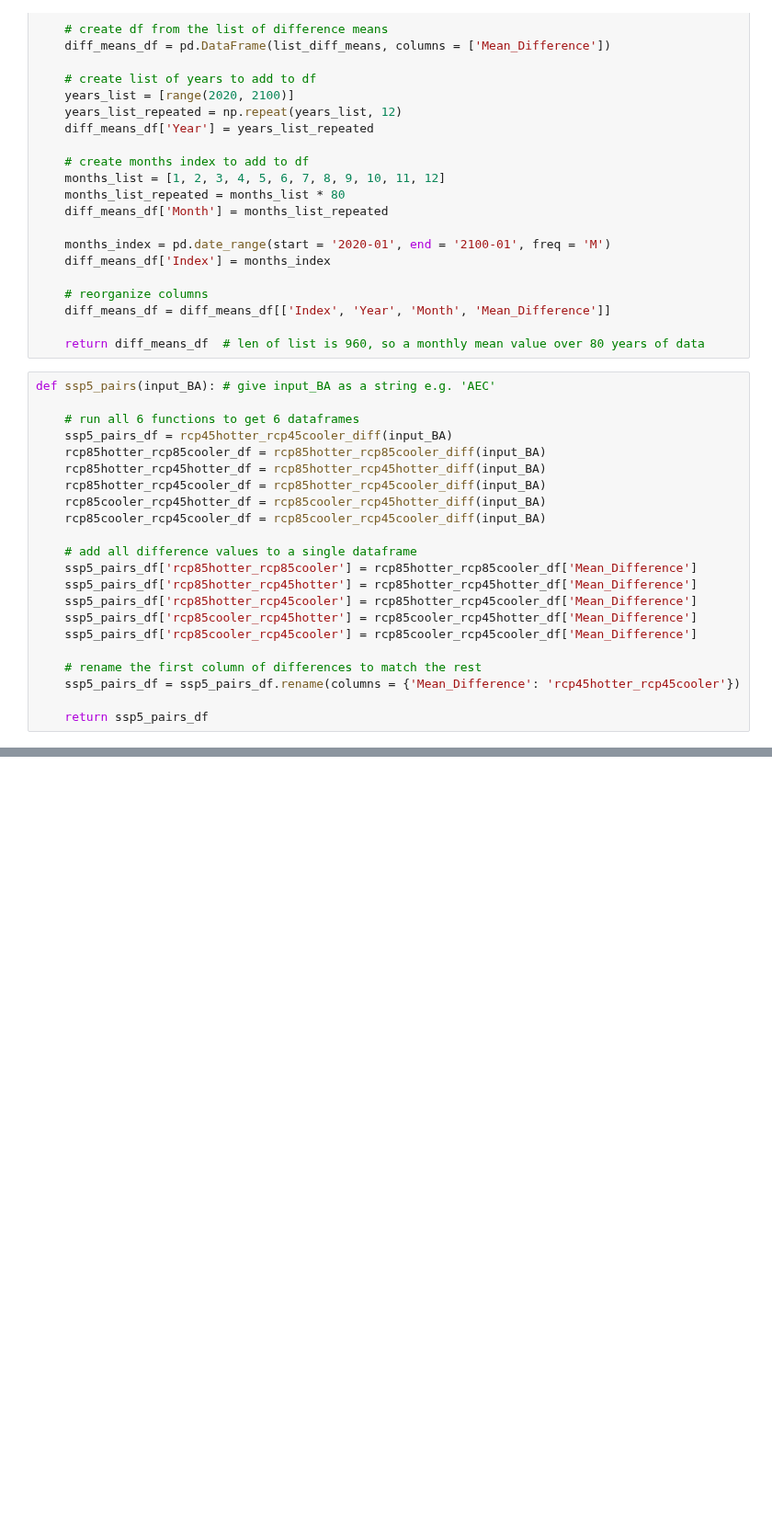
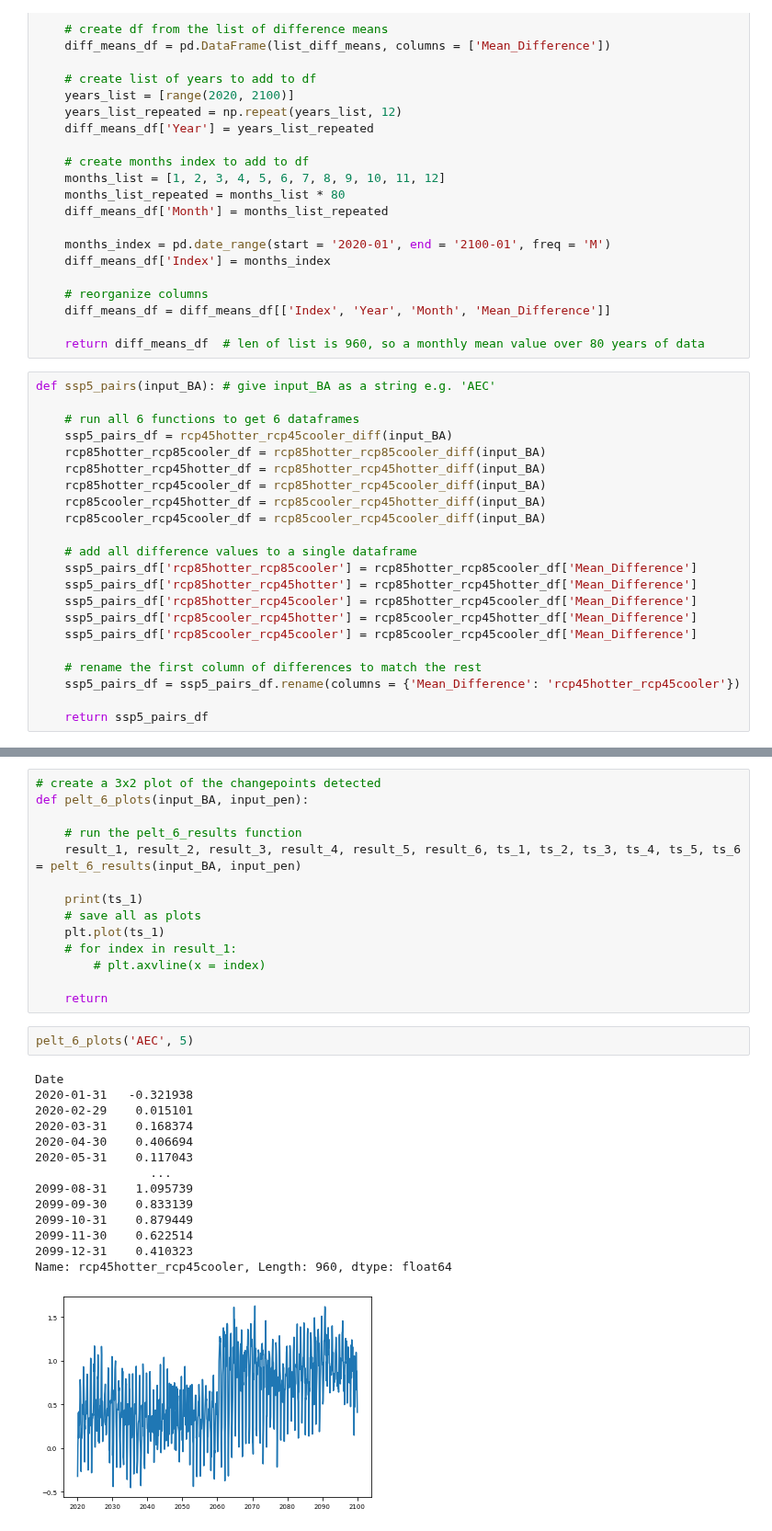
Before and after one commit to IMMM-SFA/misha_code, a Jupyter notebook: sixplotsubplot.ipynb, the cells around one changed output, grey strips where cells are left out. Shown at 92% size. Drawn from its saved outputs; the diff is of its cells as text; blank space fills up the shorter version.

Commit message:
gets changepoint values function

```diff
--- a/sixplotsubplot.ipynb
+++ b/sixplotsubplot.ipynb
@@ -445,0 +511,31 @@ def pelt_6_plots(input_BA):
+# %%
+# create a 3x2 plot of the changepoints detected
+def pelt_6_plots(input_BA, input_pen):
+
+    # run the pelt_6_results function
+    result_1, result_2, result_3, result_4, result_5, result_6, ts_1, ts_2, ts_3, ts_4, ts_5, ts_6 = pelt_6_results(input_BA, input_pen)
+
+    print(ts_1)
+    # save all as plots
+    plt.plot(ts_1)
+    # for index in result_1:
+        # plt.axvline(x = index)
+
+    return
+# %%
+pelt_6_plots('AEC', 5)
+# %% [output]
+Date
+2020-01-31   -0.321938
+2020-02-29    0.015101
+2020-03-31    0.168374
+2020-04-30    0.406694
+2020-05-31    0.117043
+                ...
+2099-08-31    1.095739
+2099-09-30    0.833139
+2099-10-31    0.879449
+2099-11-30    0.622514
+2099-12-31    0.410323
+Name: rcp45hotter_rcp45cooler, Length: 960, dtype: float64
+[figure, added]
```
Also changed, not shown: parts of 3 cells of this notebook.
